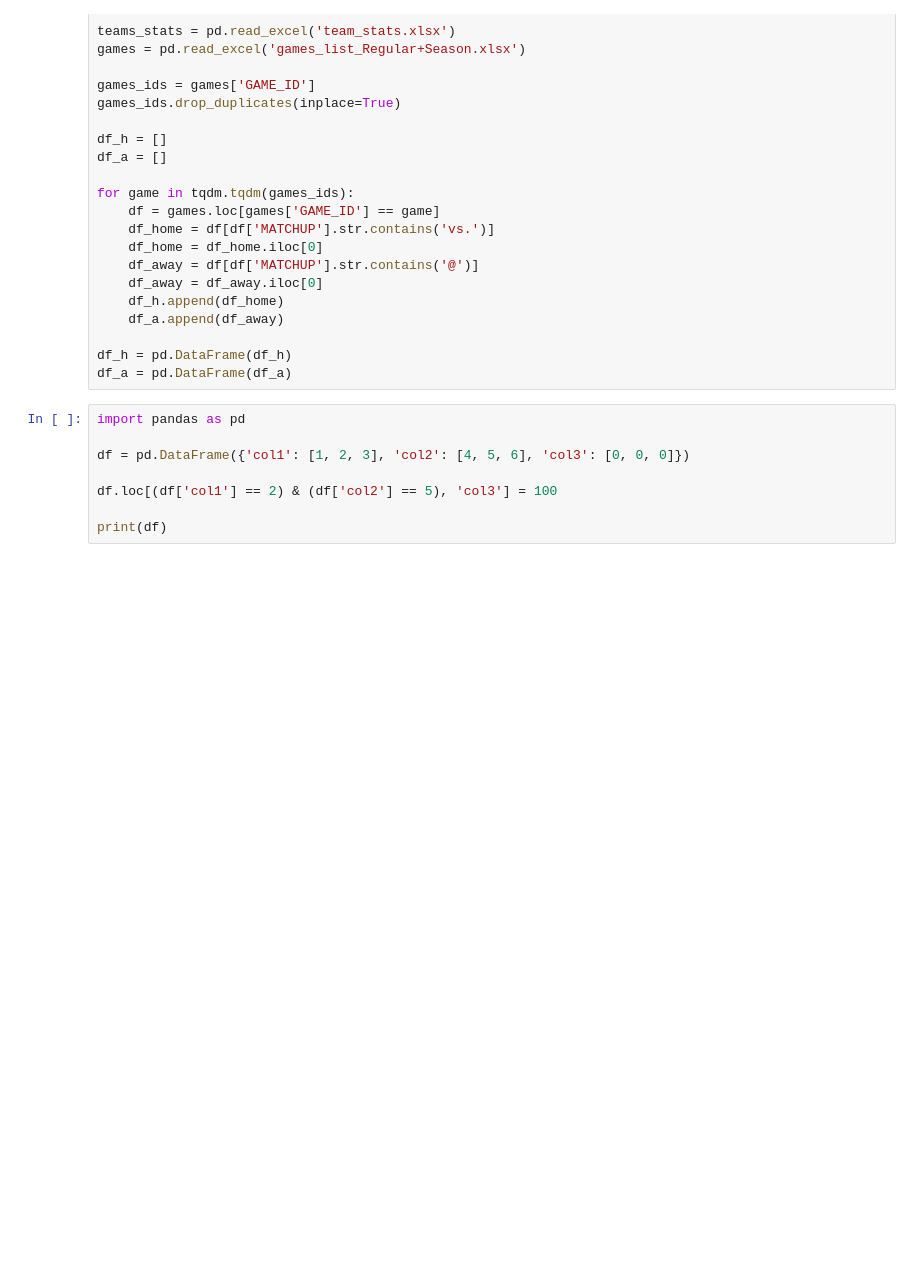
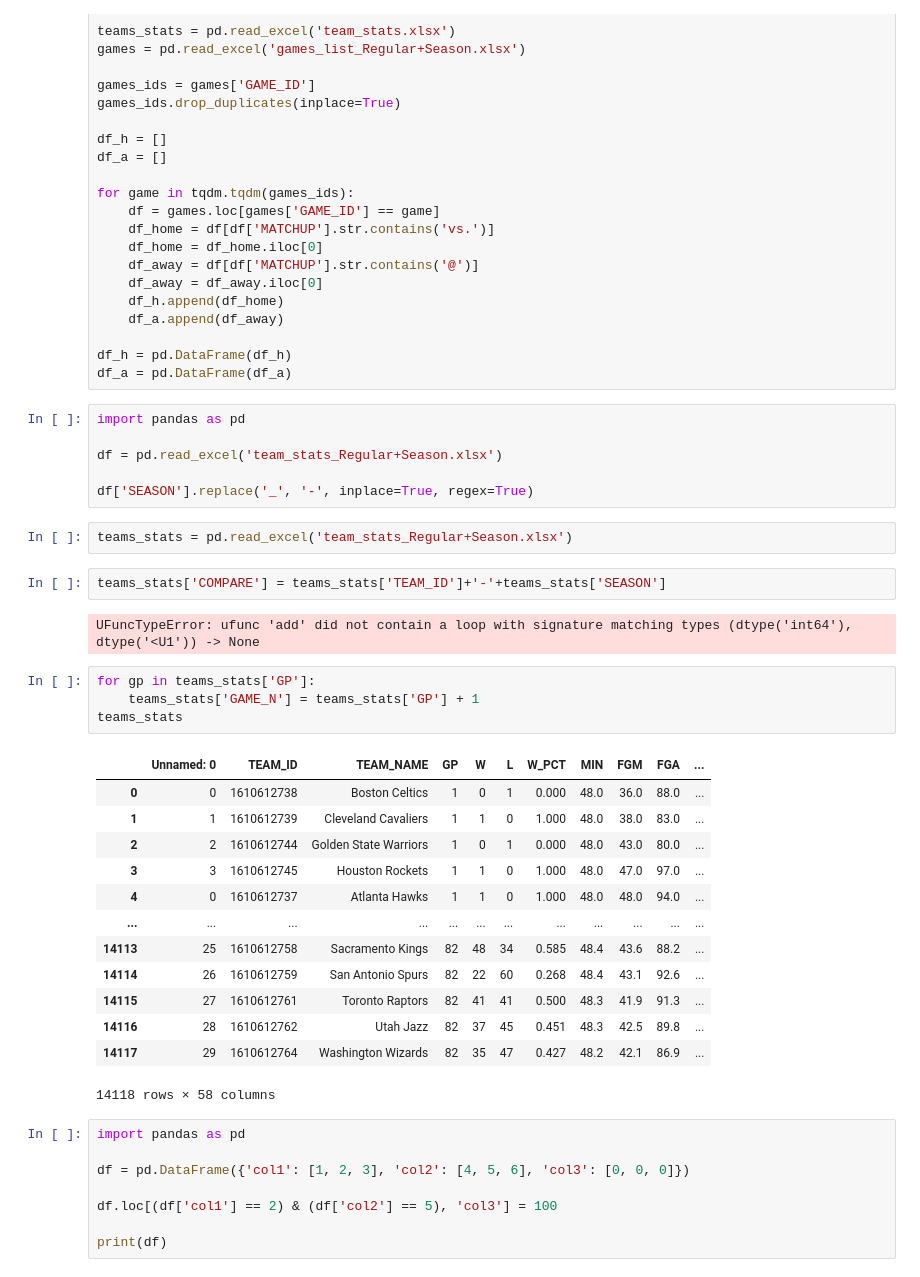
Before and after one commit to ArthurPatricio/Final_Project_Basketball_Game_Prediction, a Jupyter notebook: test_bench.ipynb, the cells around one changed output. Drawn from its saved outputs; the diff is of its cells as text; blank space fills up the shorter version.

```diff
--- a/test_bench.ipynb
+++ b/test_bench.ipynb
@@ -388,6 +388,36 @@ for game in tqdm.tqdm(games_ids):
 
 df_h = pd.DataFrame(df_h)
 df_a = pd.DataFrame(df_a)
+# %%
+import pandas as pd
+
+df = pd.read_excel('team_stats_Regular+Season.xlsx')
+
+df['SEASON'].replace('_', '-', inplace=True, regex=True)
+# %%
+teams_stats = pd.read_excel('team_stats_Regular+Season.xlsx')
+# %%
+teams_stats['COMPARE'] = teams_stats['TEAM_ID']+'-'+teams_stats['SEASON']
+# %% [output]
+UFuncTypeError: ufunc 'add' did not contain a loop with signature matching types (dtype('int64'), dtype('<U1')) -> None
+# %%
+for gp in teams_stats['GP']:
+    teams_stats['GAME_N'] = teams_stats['GP'] + 1
+teams_stats
+# %% [output]
+|  | Unnamed: 0 | TEAM_ID | TEAM_NAME | GP | W | L | W_PCT | MIN | FGM | FGA | ... |
+| 0 | 0 | 1610612738 | Boston Celtics | 1 | 0 | 1 | 0.000 | 48.0 | 36.0 | 88.0 | ... |
+| 1 | 1 | 1610612739 | Cleveland Cavaliers | 1 | 1 | 0 | 1.000 | 48.0 | 38.0 | 83.0 | ... |
+| 2 | 2 | 1610612744 | Golden State Warriors | 1 | 0 | 1 | 0.000 | 48.0 | 43.0 | 80.0 | ... |
+| 3 | 3 | 1610612745 | Houston Rockets | 1 | 1 | 0 | 1.000 | 48.0 | 47.0 | 97.0 | ... |
+| 4 | 0 | 1610612737 | Atlanta Hawks | 1 | 1 | 0 | 1.000 | 48.0 | 48.0 | 94.0 | ... |
+| ... | ... | ... | ... | ... | ... | ... | ... | ... | ... | ... | ... |
+| 14113 | 25 | 1610612758 | Sacramento Kings | 82 | 48 | 34 | 0.585 | 48.4 | 43.6 | 88.2 | ... |
+| 14114 | 26 | 1610612759 | San Antonio Spurs | 82 | 22 | 60 | 0.268 | 48.4 | 43.1 | 92.6 | ... |
+| 14115 | 27 | 1610612761 | Toronto Raptors | 82 | 41 | 41 | 0.500 | 48.3 | 41.9 | 91.3 | ... |
+| 14116 | 28 | 1610612762 | Utah Jazz | 82 | 37 | 45 | 0.451 | 48.3 | 42.5 | 89.8 | ... |
+| 14117 | 29 | 1610612764 | Washington Wizards | 82 | 35 | 47 | 0.427 | 48.2 | 42.1 | 86.9 | ... |
+14118 rows × 58 columns
 # %%
 import pandas as pd
 
```
Also changed, not shown: 4 other files.
